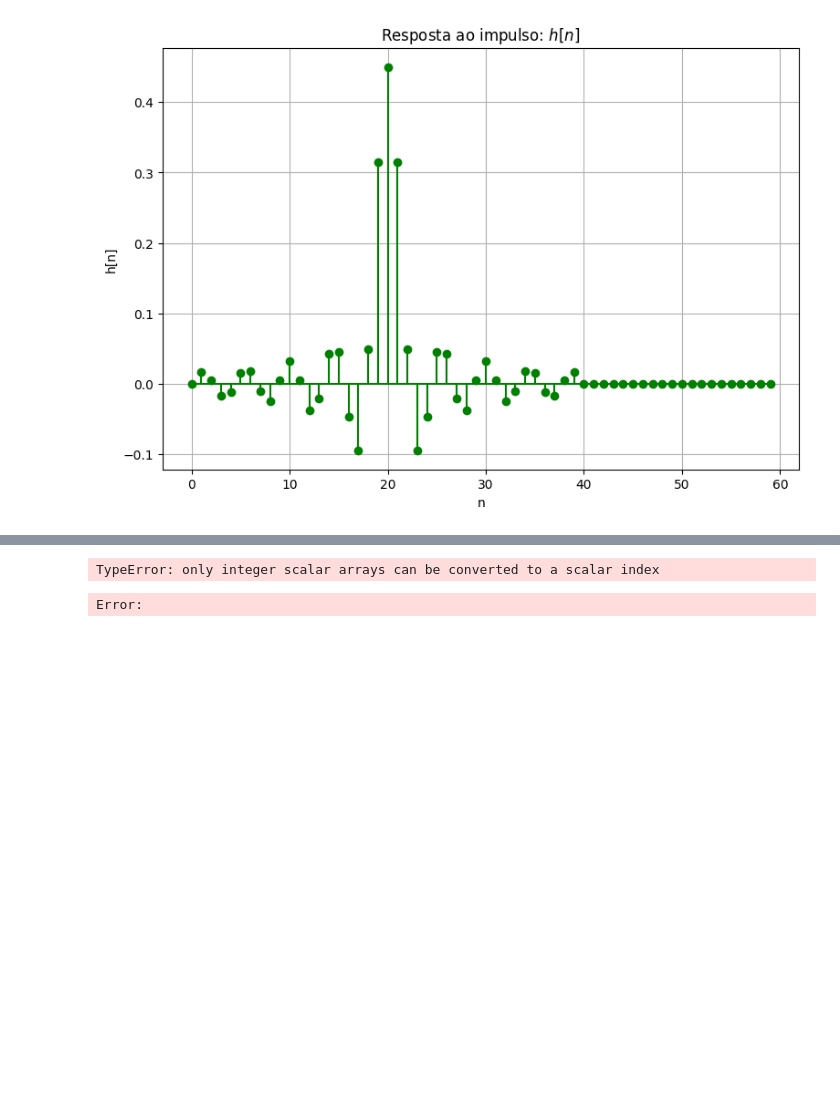
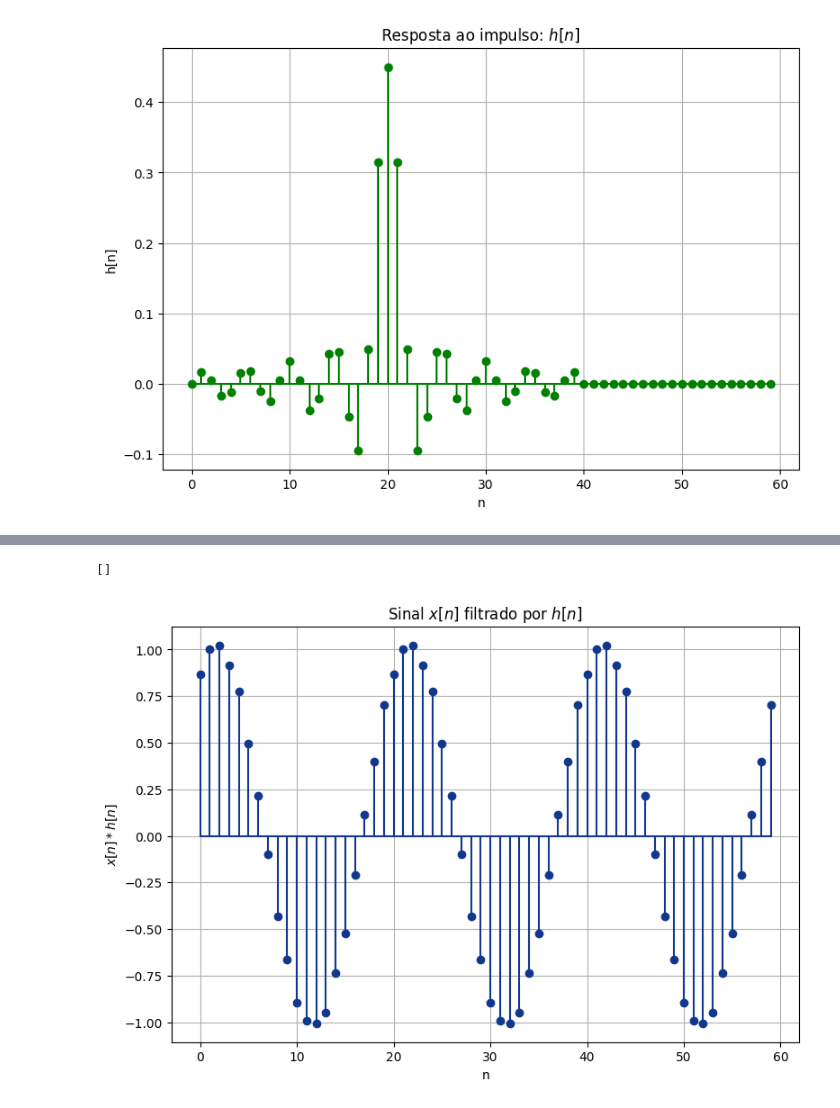
Before and after one commit to RyamLael/Sistemas-Lineares, a Jupyter notebook: Exercicios/exercicio02.ipynb, the cells around one changed output, grey strips where cells are left out. Cells and saved outputs as stored; diff of their text form; code cells hidden in the pictures; blank space fills up the shorter version.

```diff
--- a/Exercicios/exercicio02.ipynb
+++ b/Exercicios/exercicio02.ipynb
@@ -76,33 +84,39 @@ gráfico deste sinal filtrado [conv,figure,plot].
 # %%
 def convolution(x, h, n_samples):
 
-    y = np.zeros_like(len(n_samples), dtype="float")
+    #crio um vetor que será a saída da convolução
+    y = np.zeros(len(x))
 
-    for n in range(n_samples):
+    #Aplico a fórmula da convolução ponto a ponto (Em cada índice dos dois vetores)
+    for n in n_samples:
         result = 0
         for k in n_samples:
-            result += x[k] * x[n-k]
+            result += x[k] * h[n-k]
         y[n] = result
 
     return y
 # %%
 def filter(x, h):
-    return np.convolve(x, h, mode="same");
+    return np.convolve(x, h, mode="same")
+
+#impulso teste
+v = np.zeros(60)
+v[0] = 1
 
 #filteredSignal = filter(x_n, h_n)
 filteredSignal = convolution(x_n, h_n, n_samples)
 
 #Plotando o gráfico
 plt.figure(figsize=(9,6))
 plt.stem(n_samples, filteredSignal, linefmt="#11388e", basefmt="#11388e")
 
 #Estilizações
 plt.title("Sinal $x[n]$ filtrado por $h[n]$")
 plt.xlabel("n")
 plt.ylabel("$x[n] * h[n]$")
 
 plt.grid(True)
 plt.plot()
 # %% [output]
-TypeError: only integer scalar arrays can be converted to a scalar index
+[]
-Error:
+[figure, added]
```
Also changed, not shown: parts of 2 cells of this notebook.
